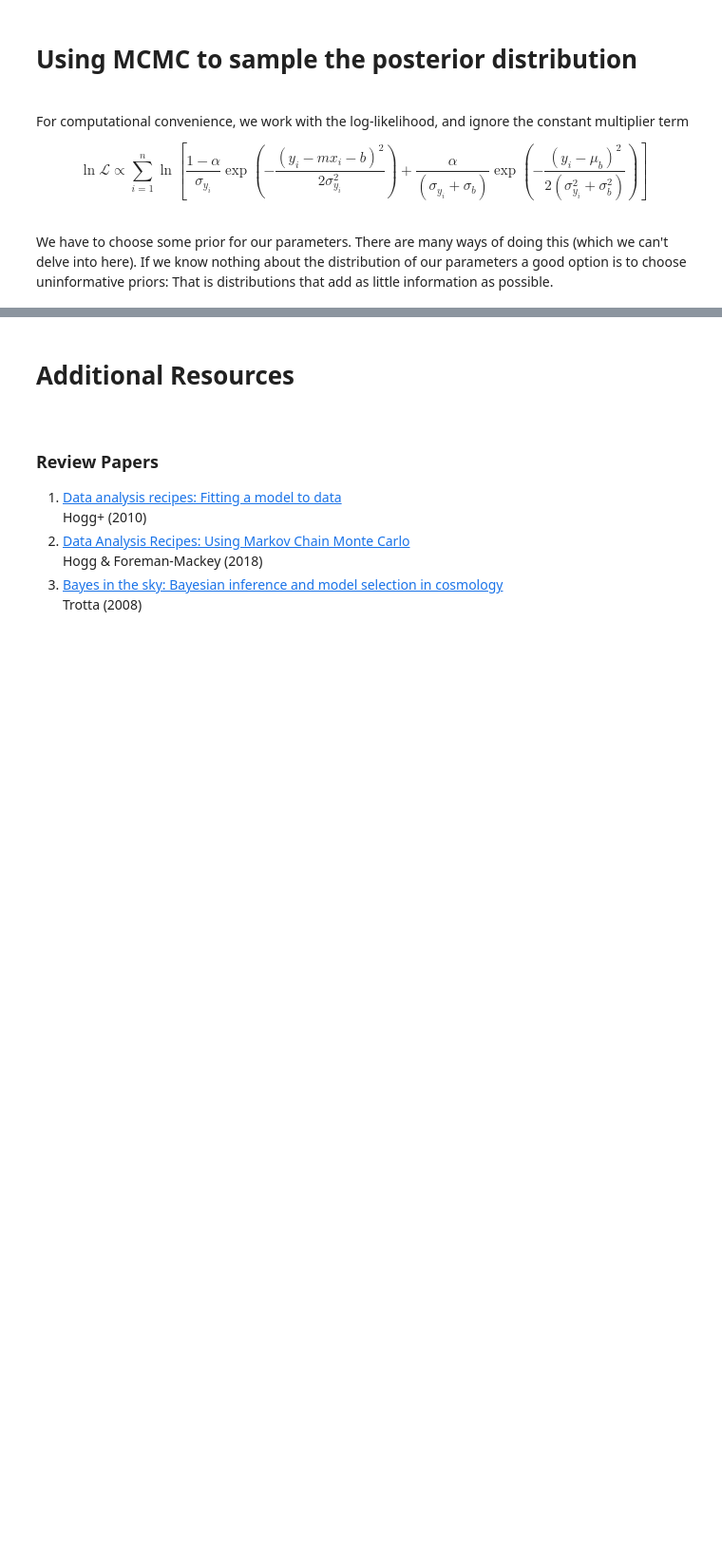
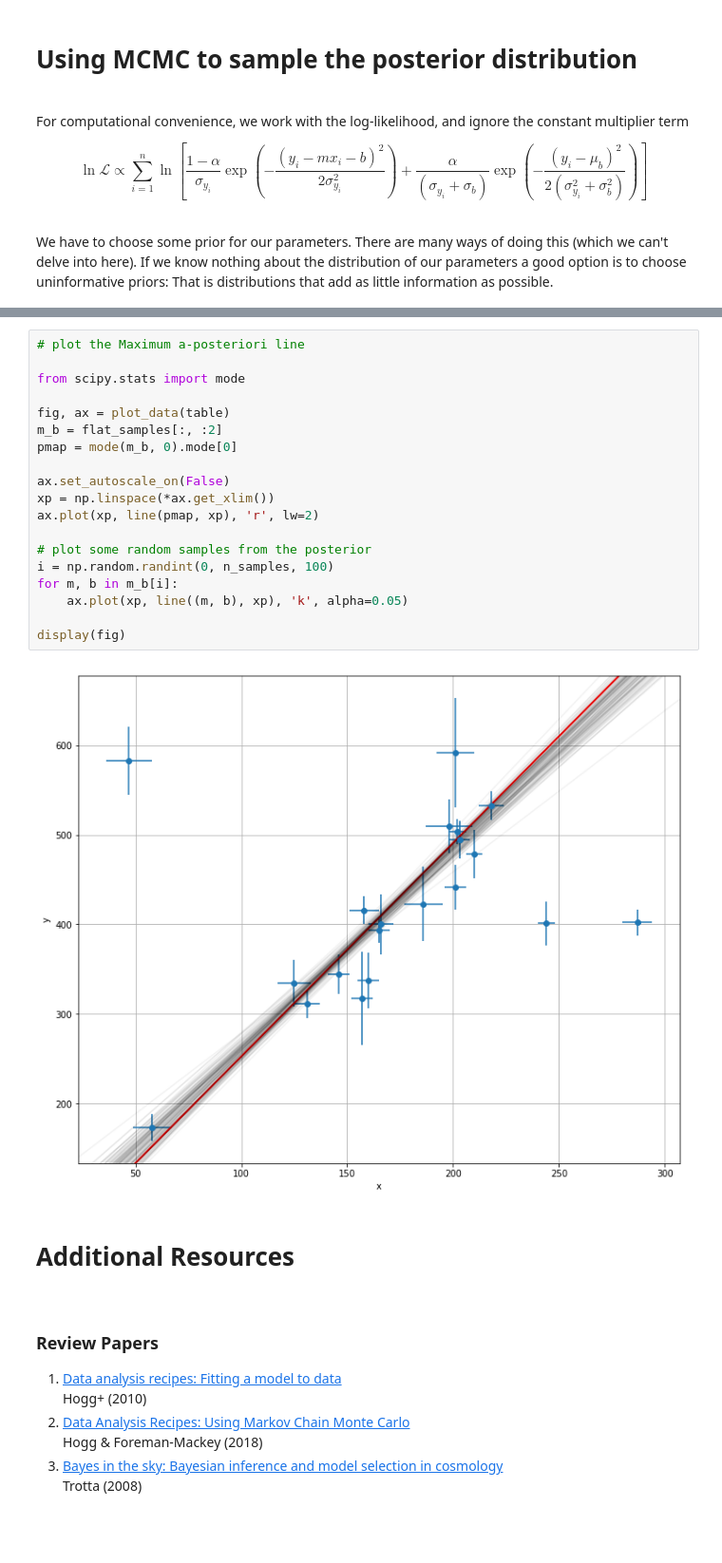
Before and after one commit to astromancer/basic-bayes, a Jupyter notebook: GenerativeModels.ipynb, the cells around one changed output, grey strips where cells are left out. Shown: that part at 95% size. Drawn from its saved outputs; the diff is of its cells as text; blank space fills up the shorter version.

```diff
--- a/GenerativeModels.ipynb
+++ b/GenerativeModels.ipynb
@@ -345,3 +361,24 @@ pos, prob, state = sampler.run_mcmc(p0, n_samples)
+# %%
+# plot the Maximum a-posteriori line
+
+from scipy.stats import mode
+
+fig, ax = plot_data(table)
+m_b = flat_samples[:, :2]
+pmap = mode(m_b, 0).mode[0]
+
+ax.set_autoscale_on(False)
+xp = np.linspace(*ax.get_xlim())
+ax.plot(xp, line(pmap, xp), 'r', lw=2)
+
+# plot some random samples from the posterior
+i = np.random.randint(0, n_samples, 100)
+for m, b in m_b[i]:
+    ax.plot(xp, line((m, b), xp), 'k', alpha=0.05)
+
+display(fig)
+# %% [output]
+[figure, added]
 # %% [markdown]
 # Additional Resources
 <br>
```
Also changed, not shown: parts of 4 cells of this notebook.
